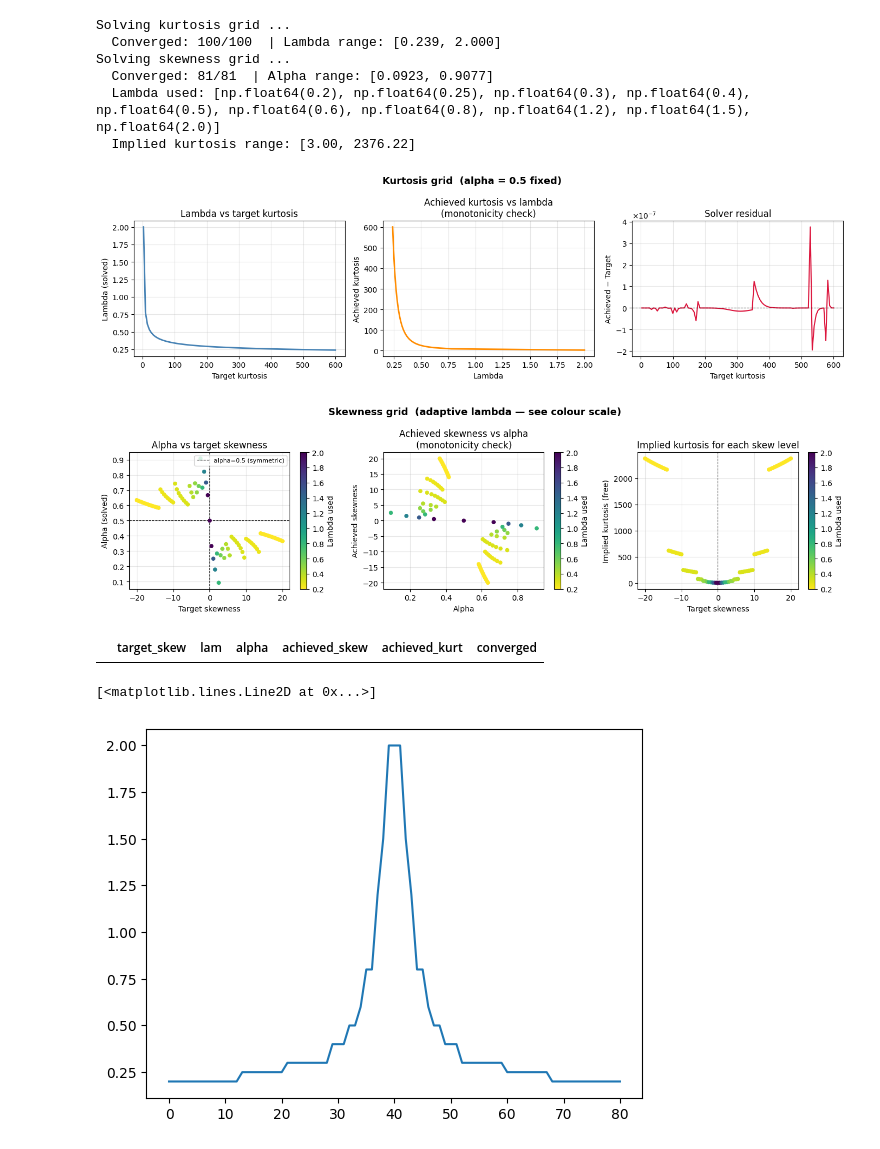
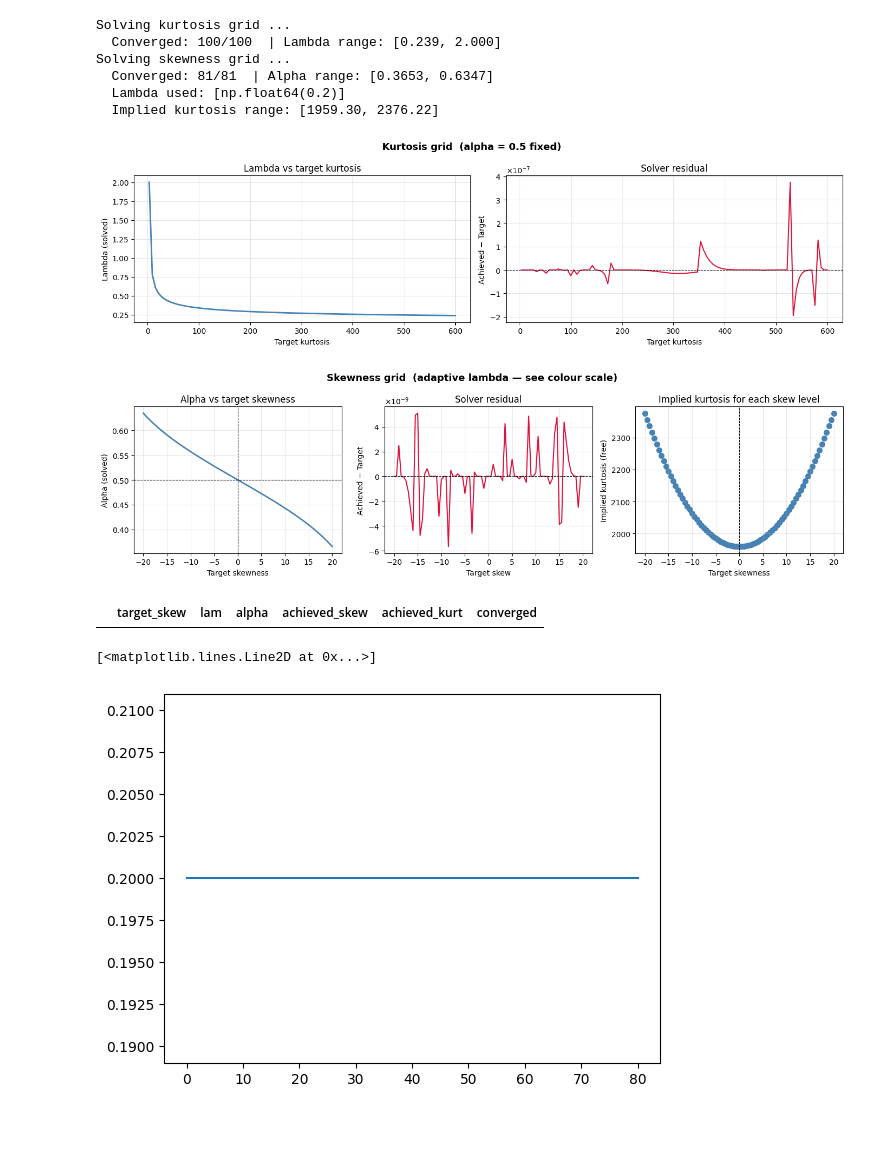
Before and after one commit to Fabro2701/sharpe_ratio_TFM, a Jupyter notebook: notebooks/presentation/mom_estimation.ipynb, the cells around one changed output. Drawn from its saved outputs; the diff is of its cells as text; code cells hidden in the pictures.

```diff
--- a/notebooks/presentation/mom_estimation.ipynb
+++ b/notebooks/presentation/mom_estimation.ipynb
@@ -19,7 +19,8 @@ ALPHA_KURTOSIS = 0.5    # fixed alpha for the kurtosis grid (symmetric)
 # Skewness solver: for each target we try lambdas in descending order and
 # use the first one for which brentq brackets a sign change on alpha.
 # Smaller lambda → heavier tails → wider achievable |skew| range.
-LAMBDA_LADDER = [2.0, 1.5, 1.2, 1.0, 0.8, 0.6, 0.5, 0.4, 0.3, 0.25, 0.2]
+#LAMBDA_LADDER = [2.0, 1.5, 1.2, 1.0, 0.8, 0.6, 0.5, 0.4, 0.3, 0.25, 0.2]
+LAMBDA_LADDER = [ 0.2]
 
 # Solver search bounds
 ALPHA_BOUNDS  = (1e-4, 1 - 1e-4)   # alpha ∈ (0, 1)
@@ -43,10 +44,6 @@ def raw_moment(k: int, alpha: float, lam: float) -> float:
 
 
 def apd_moments(alpha: float, lam: float) -> tuple[float, float]:
-    """
-    Returns (skewness, kurtosis) for APD(alpha, lambda).
-    Kurtosis here is the standardised 4th central moment (= 3 for Normal).
-    """
     m1, m2, m3, m4 = (raw_moment(k, alpha, lam) for k in range(1, 5))
 
     var  = m2 - m1 ** 2
@@ -67,11 +64,6 @@ def _kurt_residual_kurtgrid(lam: float, target_kurt: float) -> float:
 
 
 def solve_lambda_for_kurt(target_kurt: float) -> dict:
-    """
-    Find lambda ∈ LAMBDA_BOUNDS such that APD(0.5, lambda) has the
-    desired kurtosis.  Returns a result dict with keys:
-        target_kurt, alpha, lam, achieved_skew, achieved_kurt, converged
-    """
     result = dict(target_kurt=target_kurt, alpha=ALPHA_KURTOSIS,
                   lam=np.nan, achieved_skew=np.nan,
                   achieved_kurt=np.nan, converged=False)
@@ -98,15 +90,6 @@ kurt_df = pd.DataFrame(kurt_records)
 n_ok  = kurt_df["converged"].sum()
 print(f"  Converged: {n_ok}/{len(kurt_df)}  "
       f"| Lambda range: [{kurt_df['lam'].min():.3f}, {kurt_df['lam'].max():.3f}]")
-
-# %% Skewness grid solver — adaptive lambda ladder
-#
-# For a fixed lambda, the achievable skewness range when alpha sweeps (0,1)
-# is bounded: smaller lambda → heavier tails → wider range.
-# Strategy: for each target skew, walk down LAMBDA_LADDER and use the first
-# lambda for which brentq finds a sign change on alpha.
-# Alpha still drives the sign and magnitude; lambda is a nuisance parameter
-# chosen purely to make the root findable.
 
 def _skew_residual(alpha: float, lam: float, target_skew: float) -> float:
     s, _ = apd_moments(alpha, lam)
@@ -159,7 +142,7 @@ print(f"  Implied kurtosis range: "
       f"[{skew_df['achieved_kurt'].min():.2f}, {skew_df['achieved_kurt'].max():.2f}]")
 
 # %% Plot — Kurtosis grid
-fig, axes = plt.subplots(1, 3, figsize=(14, 4))
+fig, axes = plt.subplots(1, 2, figsize=(14, 4))
 fig.suptitle(
     f"Kurtosis grid  (alpha = {ALPHA_KURTOSIS} fixed)",
     fontsize=13, fontweight="bold"
@@ -175,15 +158,6 @@ ax.set_title("Lambda vs target kurtosis")
 ax.grid(True, alpha=0.3)
 
 ax = axes[1]
-ax.plot(df_ok["lam"], df_ok["achieved_kurt"], color="darkorange", lw=2)
-ax.plot(df_ok["lam"], df_ok["lam"] * 0 + df_ok["target_kurt"].iloc[0],
-        lw=0)          # invisible anchor so axis scales properly
-ax.set_xlabel("Lambda")
-ax.set_ylabel("Achieved kurtosis")
-ax.set_title("Achieved kurtosis vs lambda\n(monotonicity check)")
-ax.grid(True, alpha=0.3)
-
-ax = axes[2]
 error = df_ok["achieved_kurt"] - df_ok["target_kurt"]
 ax.plot(df_ok["target_kurt"], error, color="crimson", lw=1.5)
 ax.axhline(0, color="black", lw=0.8, ls="--")
@@ -205,60 +179,51 @@ fig.suptitle(
 
 df_ok = skew_df[skew_df["converged"]].copy()
 
-# Colour points by the lambda that was selected
-lam_vals = df_ok["lam"].values
-norm      = plt.Normalize(lam_vals.min(), lam_vals.max())
-cmap      = plt.cm.viridis_r           # darker = smaller lambda = heavier tails
-
 ax = axes[0]
-sc = ax.scatter(df_ok["target_skew"], df_ok["alpha"],
-                c=lam_vals, cmap=cmap, norm=norm, s=20, zorder=3)
+sc = ax.plot(df_ok["target_skew"], df_ok["alpha"], color="steelblue", lw=2)
 ax.axvline(0,   color="black", lw=0.8, ls="--")
 ax.axhline(0.5, color="black", lw=0.8, ls="--", label="alpha=0.5 (symmetric)")
 ax.set_xlabel("Target skewness")
 ax.set_ylabel("Alpha (solved)")
 ax.set_title("Alpha vs target skewness")
-ax.legend(fontsize=8)
 ax.grid(True, alpha=0.3)
-fig.colorbar(sc, ax=ax, label="Lambda used")
 
 ax = axes[1]
-sc = ax.scatter(df_ok["alpha"], df_ok["achieved_skew"],
-                c=lam_vals, cmap=cmap, norm=norm, s=20, zorder=3)
-ax.set_xlabel("Alpha")
-ax.set_ylabel("Achieved skewness")
-ax.set_title("Achieved skewness vs alpha\n(monotonicity check)")
+error = df_ok["achieved_skew"] - df_ok["target_skew"]
+ax.plot(df_ok["target_skew"], error, color="crimson", lw=1.5)
+ax.axhline(0, color="black", lw=0.8, ls="--")
+ax.set_xlabel("Target skew")
+ax.set_ylabel("Achieved − Target")
+ax.set_title("Solver residual")
+ax.yaxis.set_major_formatter(ticker.ScalarFormatter(useMathText=True))
 ax.grid(True, alpha=0.3)
-fig.colorbar(sc, ax=ax, label="Lambda used")
 
 ax = axes[2]
-sc = ax.scatter(df_ok["target_skew"], df_ok["achieved_kurt"],
-                c=lam_vals, cmap=cmap, norm=norm, s=20, zorder=3)
+sc = ax.scatter(df_ok["target_skew"], df_ok["achieved_kurt"], color="steelblue", lw=2)
 ax.axvline(0, color="black", lw=0.8, ls="--")
 ax.set_xlabel("Target skewness")
 ax.set_ylabel("Implied kurtosis (free)")
 ax.set_title("Implied kurtosis for each skew level")
 ax.grid(True, alpha=0.3)
-fig.colorbar(sc, ax=ax, label="Lambda used")
 
 plt.tight_layout()
 plt.show()
 
 # %% Quick summary tables
 kurt_df[kurt_df.converged==False]
 skew_df[skew_df.converged==False]
 # %% [output]
 Solving kurtosis grid ...
   Converged: 100/100  | Lambda range: [0.239, 2.000]
 Solving skewness grid ...
-  Converged: 81/81  | Alpha range: [0.0923, 0.9077]
-  Lambda used: [np.float64(0.2), np.float64(0.25), np.float64(0.3), np.float64(0.4), np.float64(0.5), np.float64(0.6), np.float64(0.8), np.float64(1.2), np.float64(1.5), np.float64(2.0)]
-  Implied kurtosis range: [3.00, 2376.22]
+  Converged: 81/81  | Alpha range: [0.3653, 0.6347]
+  Lambda used: [np.float64(0.2)]
+  Implied kurtosis range: [1959.30, 2376.22]
-[figure, old version]
+[figure, new version]
-[figure, old version]
+[figure, new version]
 |  | target_skew | lam | alpha | achieved_skew | achieved_kurt | converged |
 # %%
 plt.plot(skew_df.lam)
 # %% [output]
 [<matplotlib.lines.Line2D at 0x...>]
-[figure, old version]
+[figure, new version]
```
Also changed, not shown: parts of 18 cells of this notebook.
